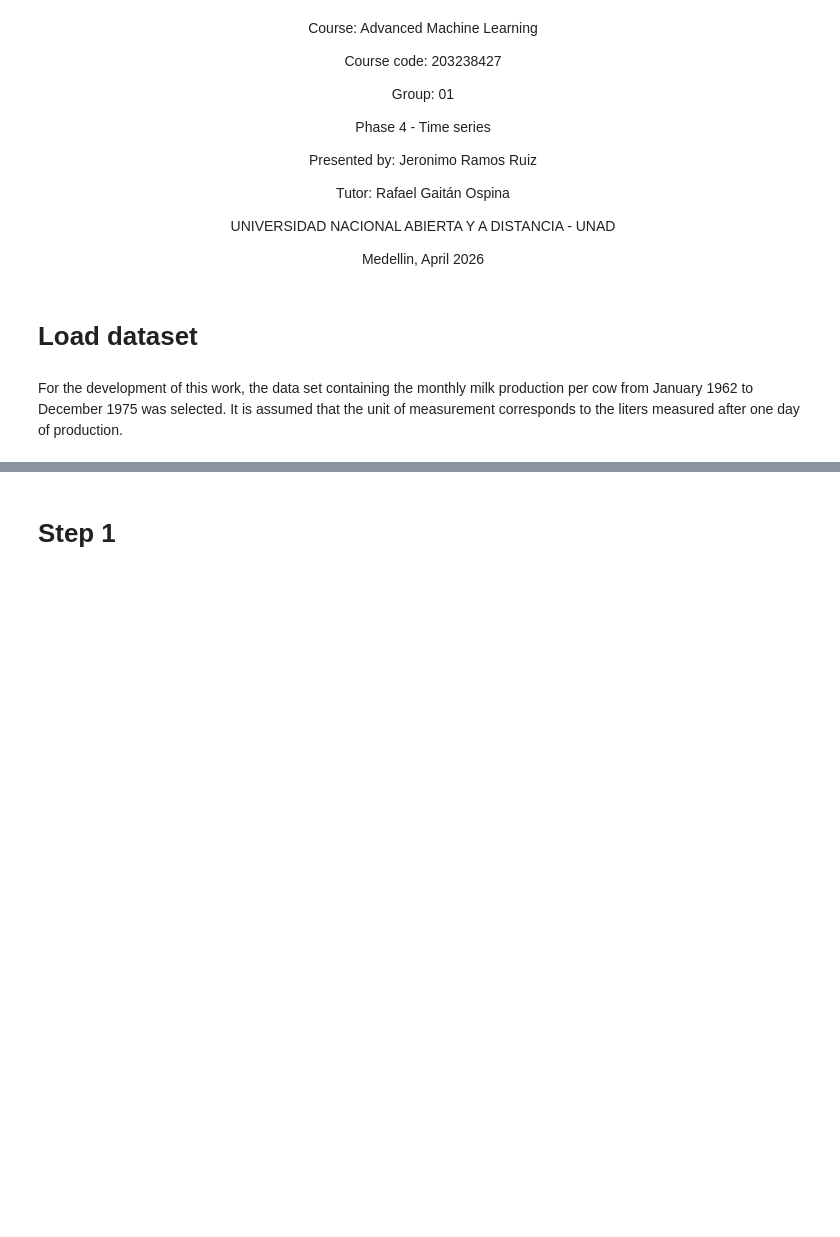
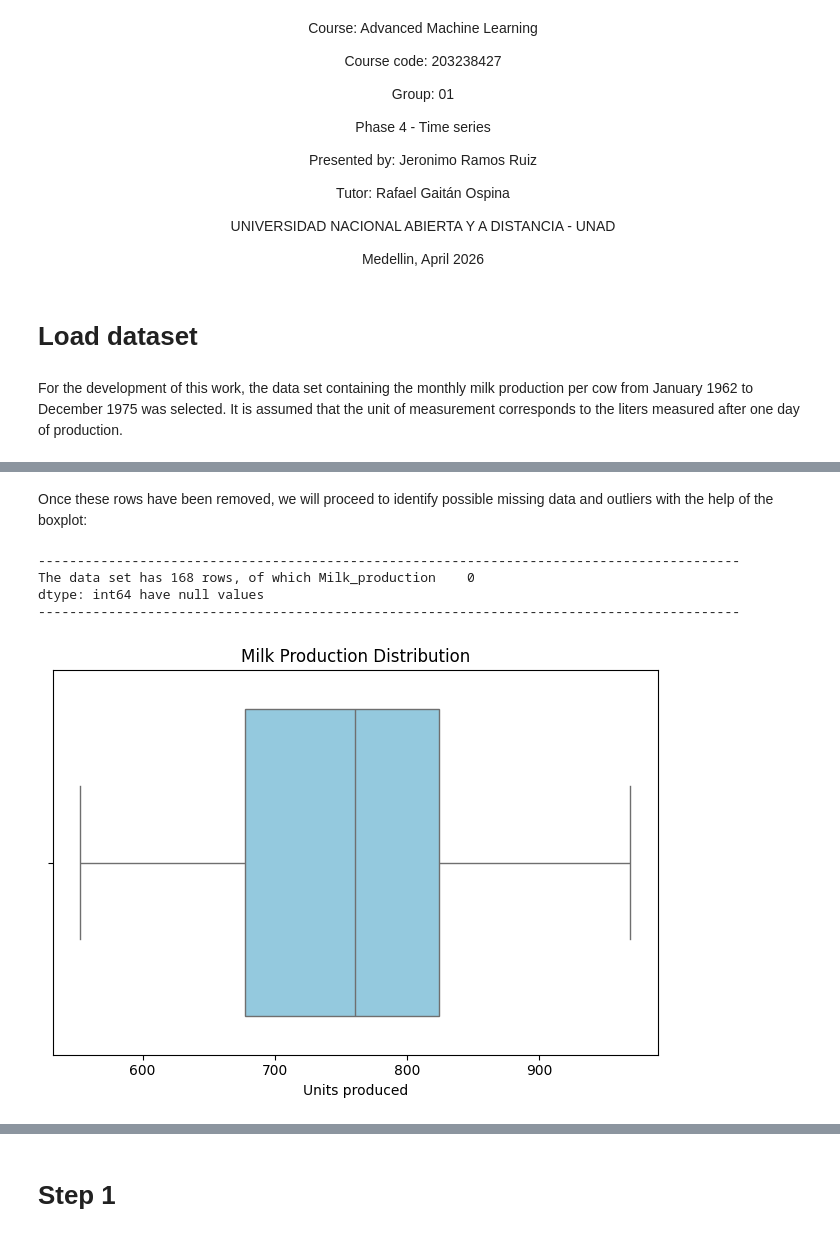
Before and after one commit to Jero2110/Advanced-ML_Phase-04, a Jupyter notebook: analysis/G01_Jeronimo_Ramos_Phase4.ipynb, the cells around one changed output, grey strips where cells are left out. Saved outputs shown, nothing was run; the diff lists cells and outputs as text; code cells hidden in the pictures; blank space fills up the shorter version.

```diff
--- a/analysis/G01_Jeronimo_Ramos_Phase4.ipynb
+++ b/analysis/G01_Jeronimo_Ramos_Phase4.ipynb
@@ -23,3 +29,11 @@ For the development of this work, the data set containing the monthly milk produ
 # %%
 # We load the data from the GitHub repository to avoid problems
 # with importing it if working with a Colab kernel
+
+path = 'https://raw.githubusercontent.com/Jero2110/Advanced-ML_Phase-04/refs/heads/main/analysis/data/monthly-milk-production-pounds-p(in).csv'
+
+
+df = pd.read_csv(path, parse_dates=['Month'], index_col='Month')
+df = df.rename(columns={'Monthly milk production: pounds per cow. Jan 62 ? Dec 75': 'Milk_production'})
+
+df.tail()
@@ -25,0 +50,6 @@ For the development of this work, the data set containing the monthly milk produ
+# %%
+df_clean = df.dropna()
+
+df_clean.index = pd.to_datetime(df_clean.index)
+
+df_clean.tail()
@@ -25,0 +64,28 @@ For the development of this work, the data set containing the monthly milk produ
+# %% [markdown]
+Once these rows have been removed, we will proceed to identify possible missing data and outliers with the help of the boxplot:
+# %%
+# First we will identify the null values
+
+rows = df_clean.shape[0]
+null_rows = df_clean.isna().sum()
+
+print('---'*30)
+print(f'The data set has {rows} rows, of which {null_rows} have null values')
+print('---'*30)
+# %% [output]
+------------------------------------------------------------------------------------------
+The data set has 168 rows, of which Milk_production    0
+dtype: int64 have null values
+------------------------------------------------------------------------------------------
+# %%
+plt.plot(figsize=(10, 10))
+
+# Box plot (to see outliers and distribution)
+sns.boxplot(x=df_clean['Milk_production'], color='skyblue')
+plt.title('Milk Production Distribution')
+plt.xlabel('Units produced')
+
+plt.tight_layout()
+plt.show()
+# %% [output]
+[figure, added]
```
Also changed, not shown: parts of 10 cells of this notebook.
